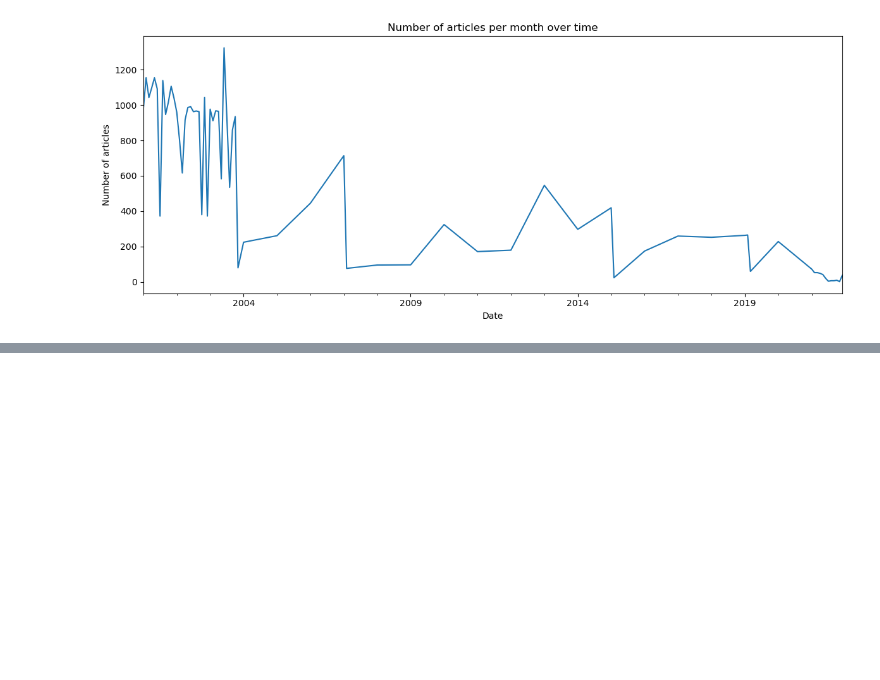
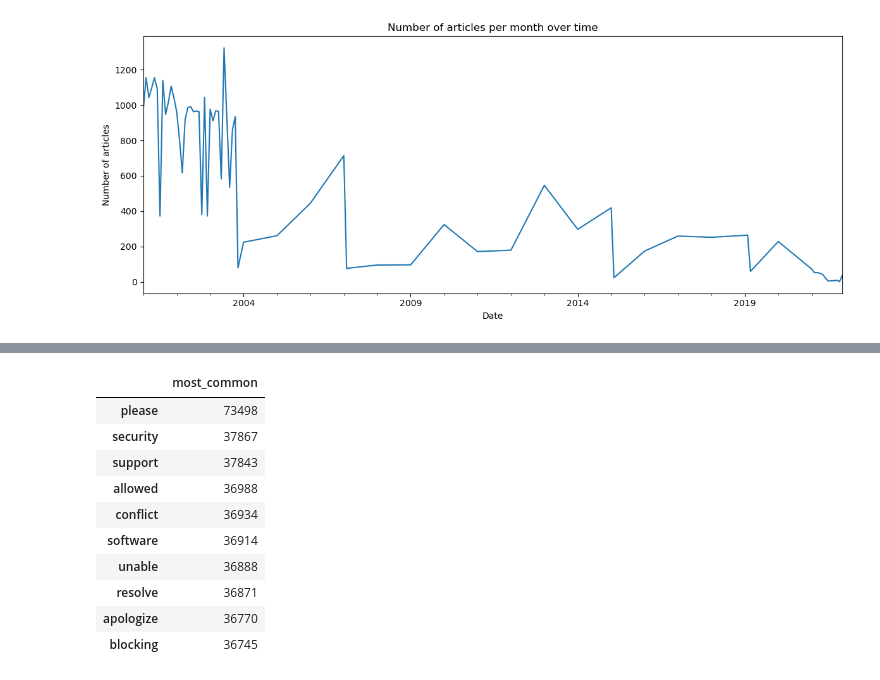
Before and after one commit to ninaudagawa/Media-Politics, a Jupyter notebook: project/notebooks/Cyrus attempt.ipynb, the cells around one changed output, grey strips where cells are left out. Drawn from its saved outputs; the diff is of its cells as text; code cells hidden in the pictures; blank space fills up the shorter version.

```diff
--- a/project/notebooks/Cyrus attempt.ipynb
+++ b/project/notebooks/Cyrus attempt.ipynb
@@ -92,0 +114,14 @@ plt.tight_layout()
+# %%
+df_wordcount.sum(axis='rows').sort_values(ascending=False).to_frame("most_common").head(10)
+# %% [output]
+|  | most_common |
+| please | 73498 |
+| security | 37867 |
+| support | 37843 |
+| allowed | 36988 |
+| conflict | 36934 |
+| software | 36914 |
+| unable | 36888 |
+| resolve | 36871 |
+| apologize | 36770 |
+| blocking | 36745 |
```
Also changed, not shown: parts of 3 cells of this notebook.
